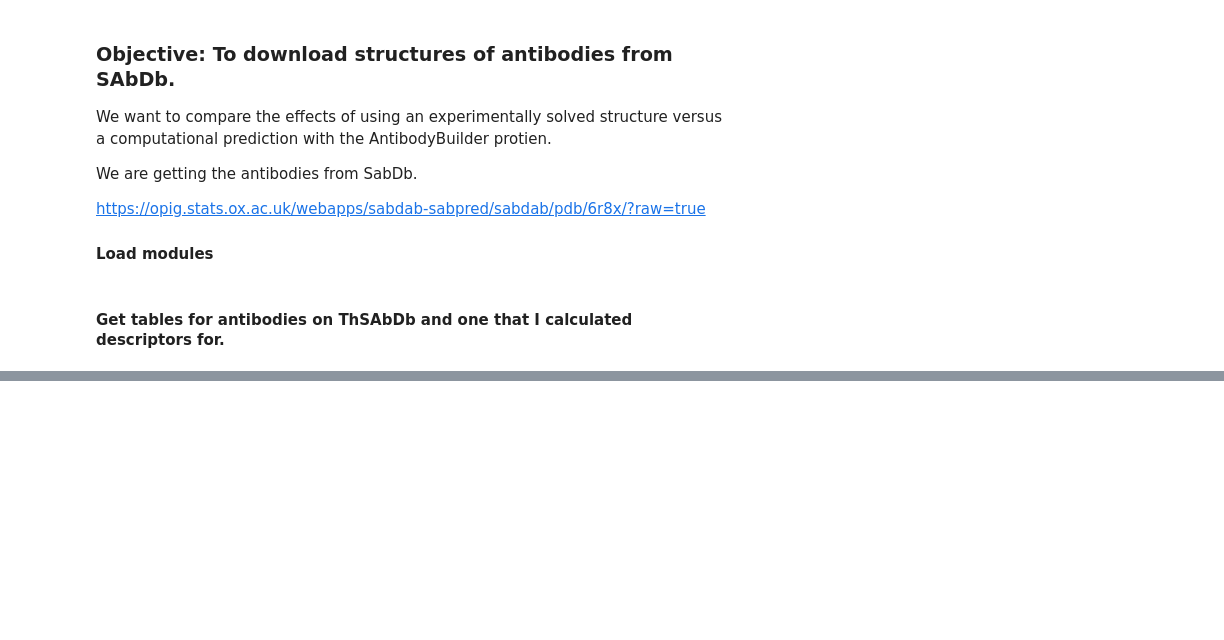
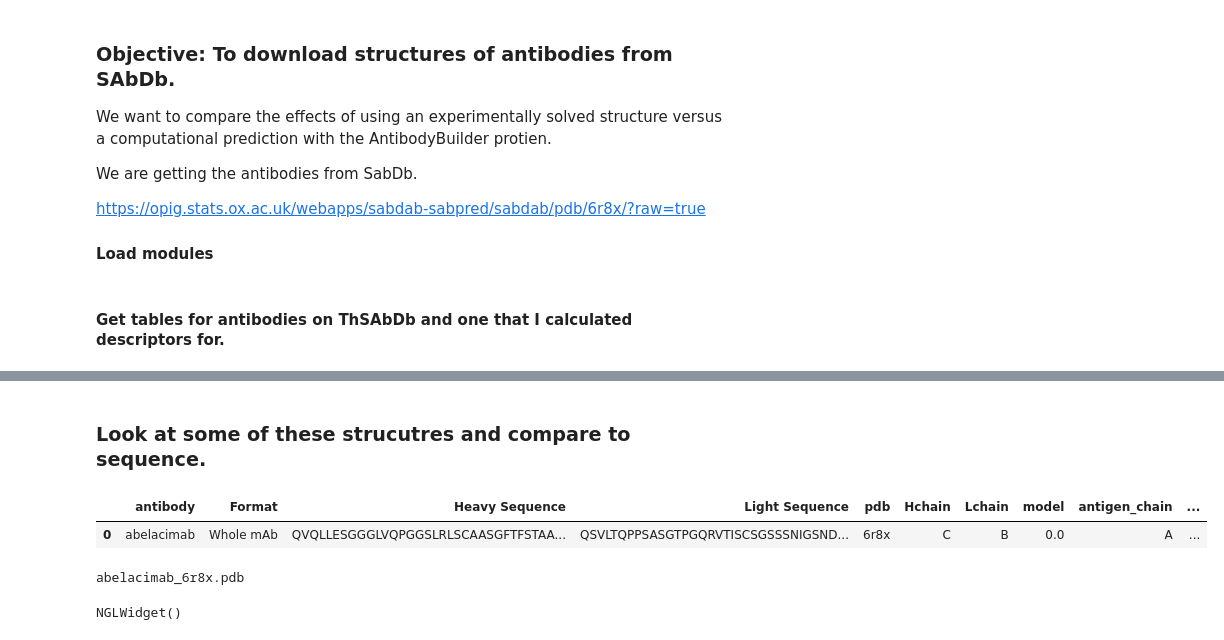
Before and after one commit to ChrisVir/developability, a Jupyter notebook: Notebooks/10-10-2023_ComparingExperimentalVersusPredicted.ipynb, the cells around one changed output, grey strips where cells are left out. Drawn from its saved outputs; the diff is of its cells as text; code cells hidden in the pictures; blank space fills up the shorter version.

```diff
--- a/Notebooks/10-10-2023_ComparingExperimentalVersusPredicted.ipynb
+++ b/Notebooks/10-10-2023_ComparingExperimentalVersusPredicted.ipynb
@@ -154,0 +344,7 @@ for _,row in thabs_with_structure.head(1).iterrows():
+# %%
+sum_df = (sum_df.sort_values(['antibody', 'resolution'])
+          .drop_duplicates(subset ='antibody')
+          )
+len(sum_df)
+
+print(f'Number of pdbs of unique antibodies for x-ray diffraction is {len(sum_df)}.')
@@ -154,0 +392,17 @@ for _,row in thabs_with_structure.head(1).iterrows():
+# %% [markdown]
+### Look at some of these strucutres and compare to sequence.
+# %%
+thabs_df = thabs_with_structure[['antibody','Format', 'Heavy Sequence', 'Light Sequence']].merge(sum_df,on='antibody')
+thabs_df.head(1)
+# %% [output]
+|  | antibody | Format | Heavy Sequence | Light Sequence | pdb | Hchain | Lchain | model | antigen_chain | ... |
+| 0 | abelacimab | Whole mAb | QVQLLESGGGLVQPGGSLRLSCAASGFTFSTAA... | QSVLTQPPSASGTPGQRVTISCSGSSSNIGSND... | 6r8x | C | B | 0.0 | A | ... |
+# %%
+fixed_files = [f for f in ls(fab_path) if f.suffix=='.pdb']
+fixed_files.sort()
+
+f = fixed_files[0]
+show_struct(f)
+# %% [output]
+abelacimab_6r8x.pdb
+NGLWidget()
```
Also changed, not shown: parts of 22 cells of this notebook, 2 other files.
